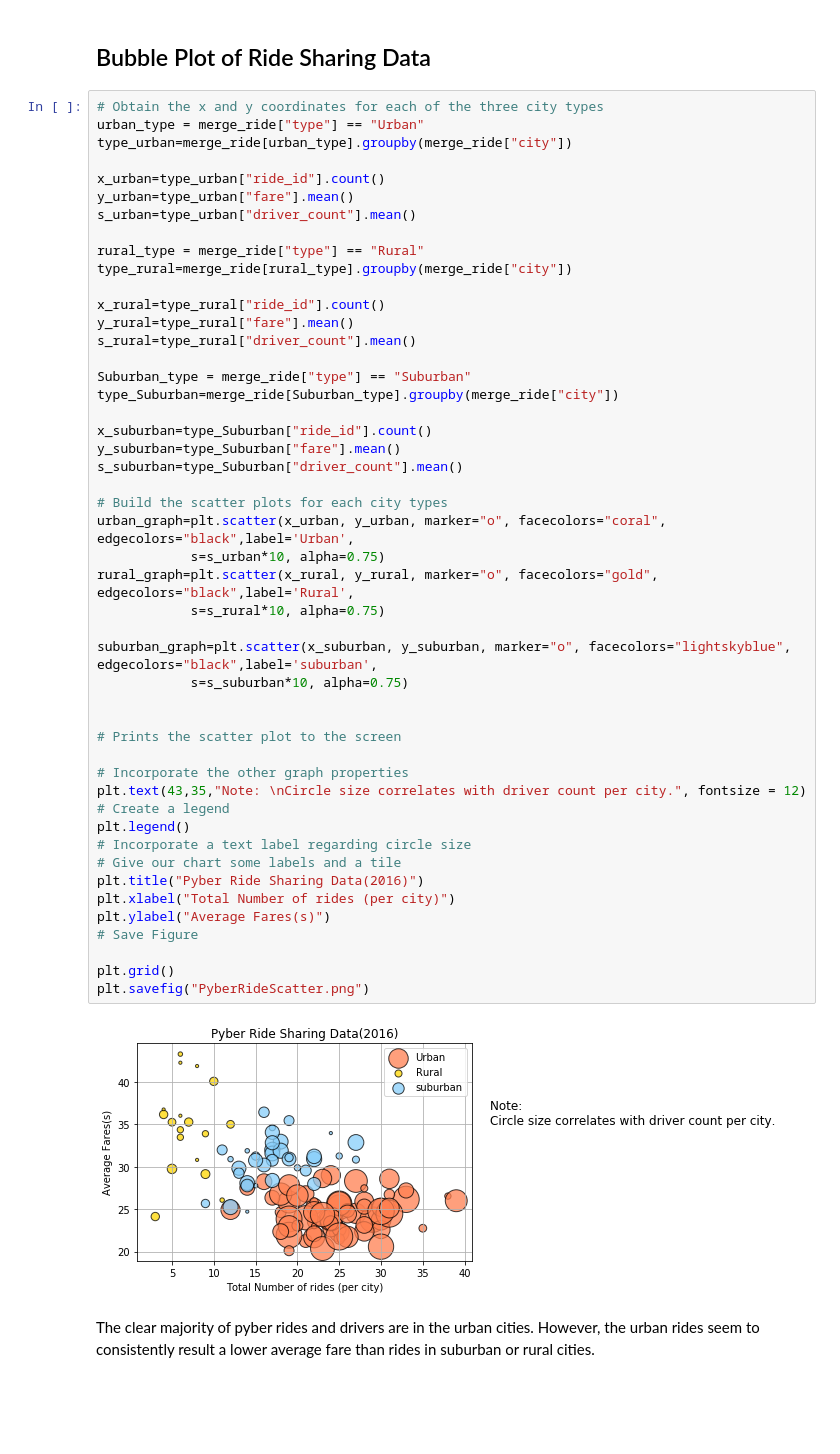
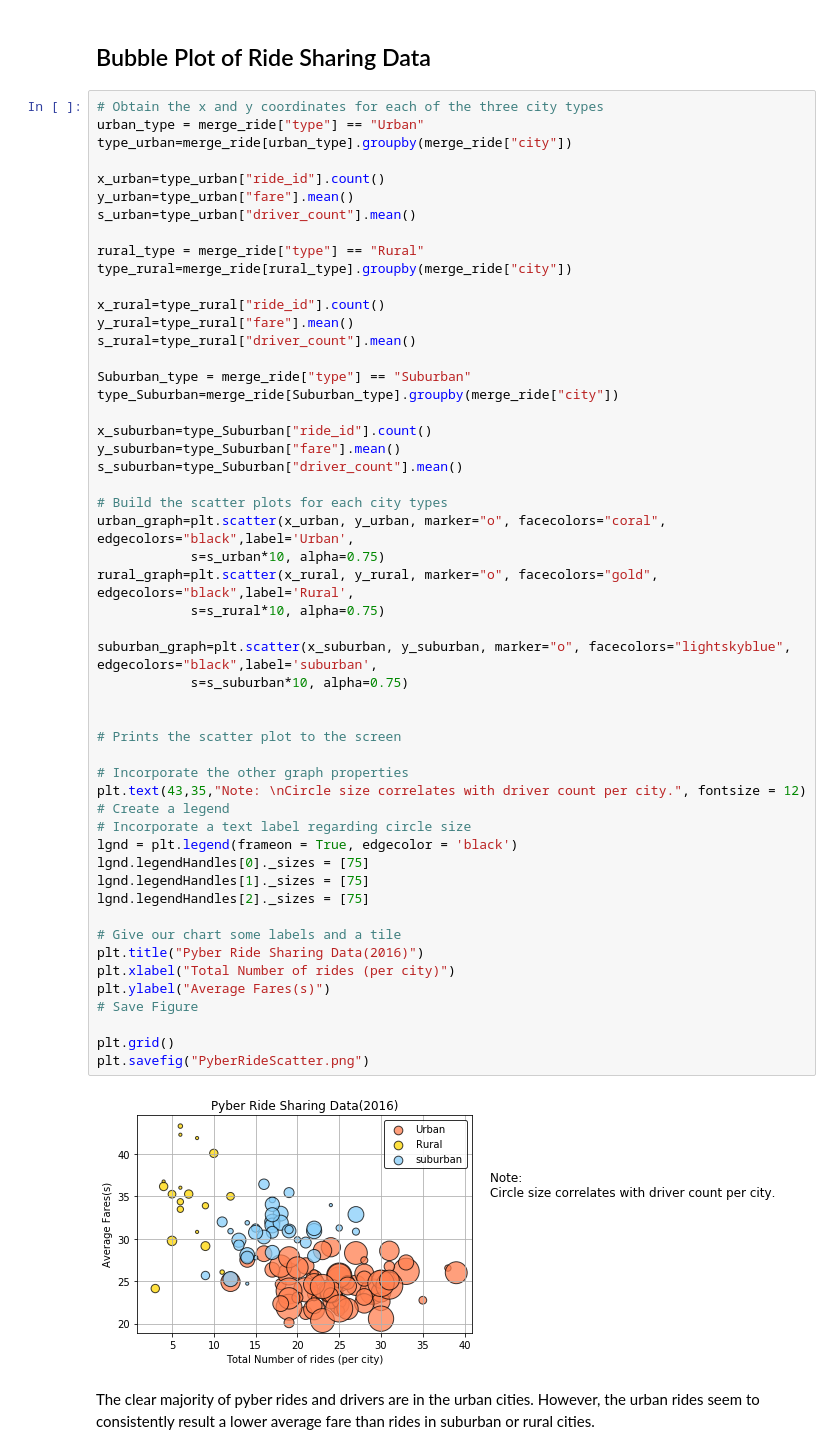
Before and after one commit to valarjeya28/MatPlotLib-Homework, a Jupyter notebook: 05-Matplotlib/Pyber/pyber_starter.ipynb, the cells around one changed output. Cells and saved outputs as stored; diff of their text form; blank space fills up the shorter version.

Commit message:
Update pyber_starter.ipynb
 checkin legend changes

```diff
--- a/05-Matplotlib/Pyber/pyber_starter.ipynb
+++ b/05-Matplotlib/Pyber/pyber_starter.ipynb
@@ -57,35 +57,39 @@ type_Suburban=merge_ride[Suburban_type].groupby(merge_ride["city"])
 
 x_suburban=type_Suburban["ride_id"].count()
 y_suburban=type_Suburban["fare"].mean()
 s_suburban=type_Suburban["driver_count"].mean()
 
 # Build the scatter plots for each city types
 urban_graph=plt.scatter(x_urban, y_urban, marker="o", facecolors="coral", edgecolors="black",label='Urban',
             s=s_urban*10, alpha=0.75)
 rural_graph=plt.scatter(x_rural, y_rural, marker="o", facecolors="gold", edgecolors="black",label='Rural',
             s=s_rural*10, alpha=0.75)
 
 suburban_graph=plt.scatter(x_suburban, y_suburban, marker="o", facecolors="lightskyblue", edgecolors="black",label='suburban',
             s=s_suburban*10, alpha=0.75)
 
 
 # Prints the scatter plot to the screen
 
 # Incorporate the other graph properties
 plt.text(43,35,"Note: \nCircle size correlates with driver count per city.", fontsize = 12)
 # Create a legend
-plt.legend()
 # Incorporate a text label regarding circle size
+lgnd = plt.legend(frameon = True, edgecolor = 'black')
+lgnd.legendHandles[0]._sizes = [75]
+lgnd.legendHandles[1]._sizes = [75]
+lgnd.legendHandles[2]._sizes = [75]
+
 # Give our chart some labels and a tile
 plt.title("Pyber Ride Sharing Data(2016)")
 plt.xlabel("Total Number of rides (per city)")
 plt.ylabel("Average Fares(s)")
 # Save Figure
 
 plt.grid()
 plt.savefig("PyberRideScatter.png")
 # %% [output]
-[figure, old version]
+[figure, new version]
 # %% [markdown]
 The clear majority of pyber rides and drivers are in the urban cities. However, the urban rides seem to consistently result a lower average fare than rides in suburban or rural cities.
 # %%
```
Also changed, not shown: parts of 3 cells of this notebook.
